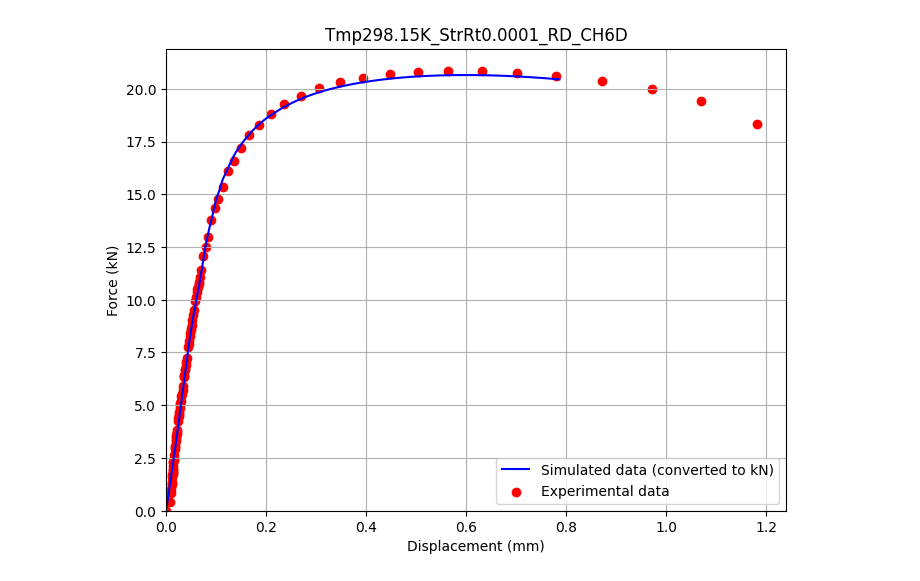
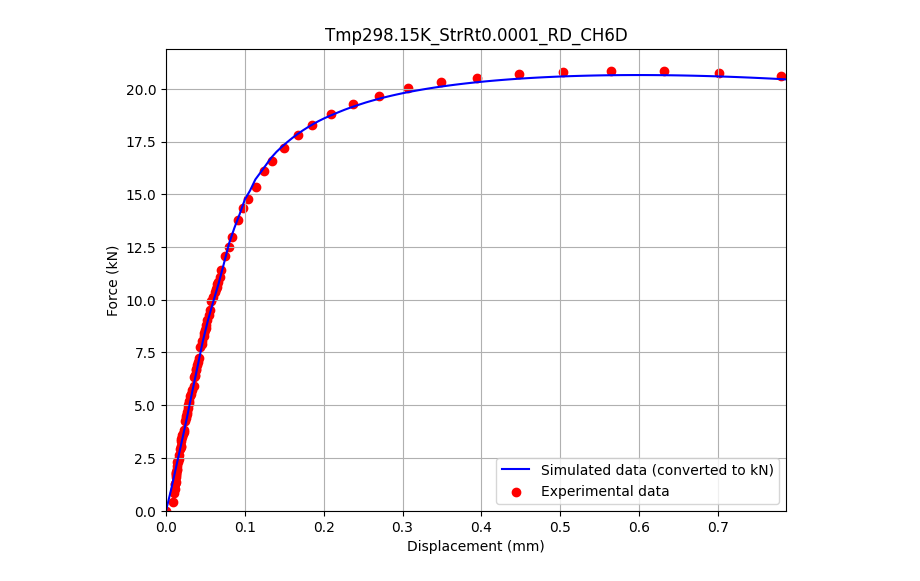
Before and after one commit to meiannnnn/coe-final-project, a Jupyter notebook: plot/compare_curve.ipynb, the cells around one changed output. Drawn from its saved outputs; the diff is of its cells as text; code cells hidden in the pictures.

Commit message:
Updated some comparision plot

```diff
--- a/plot/compare_curve.ipynb
+++ b/plot/compare_curve.ipynb
@@ -46,21 +46,23 @@ def compare_curve(rpt_file_path, excel_file_path, plot_title):
     # Plot the Excel data (already in kN)
     plt.scatter(displacement_data_excel[::10], force_data_excel[::10], label="Experimental data", color='r')
 
+    max_displacement = min(rpt_data_converted[:, 0].max(), displacement_data_excel.max())
+
     # Labels and title
     plt.title(plot_title)
     plt.xlabel("Displacement (mm)")
     plt.ylabel("Force (kN)")
     plt.grid(True)
     plt.legend()
-    plt.xlim(left=0)
+    plt.xlim(left=0, right=max_displacement)
     plt.ylim(bottom=0)
 
     # Show the combined plot
     plt.show()
 # %%
 # CH6
-compare_curve("C:/Users/meian/Desktop/Comp Eng Project/coe-final-project/coe-final-project/plot/RD_CH6hw.txt", "C:/Users/meian/Desktop/Comp Eng Project/coe-final-project/coe-final-project/plot/Tmp298.15K_RD_CH6D.xlsx", "Tmp298.15K_StrRt0.0001_RD_CH6D")
+compare_curve("C:/Users/meian/Desktop/Comp Eng Project/coe-final-project/coe-final-project/plot/Tmp298.15K_StrRt0.0001_RD/RD_CH6hw.txt", "C:/Users/meian/Desktop/Comp Eng Project/coe-final-project/coe-final-project/plot/Tmp298.15K_StrRt0.0001_RD/Tmp298.15K_RD_CH6D.xlsx", "Tmp298.15K_StrRt0.0001_RD_CH6D")
 # %% [output]
-[figure, old version]
+[figure, new version]
 # %%
 #NDBR50
```
Also changed, not shown: parts of 15 cells of this notebook, 44 other files.
